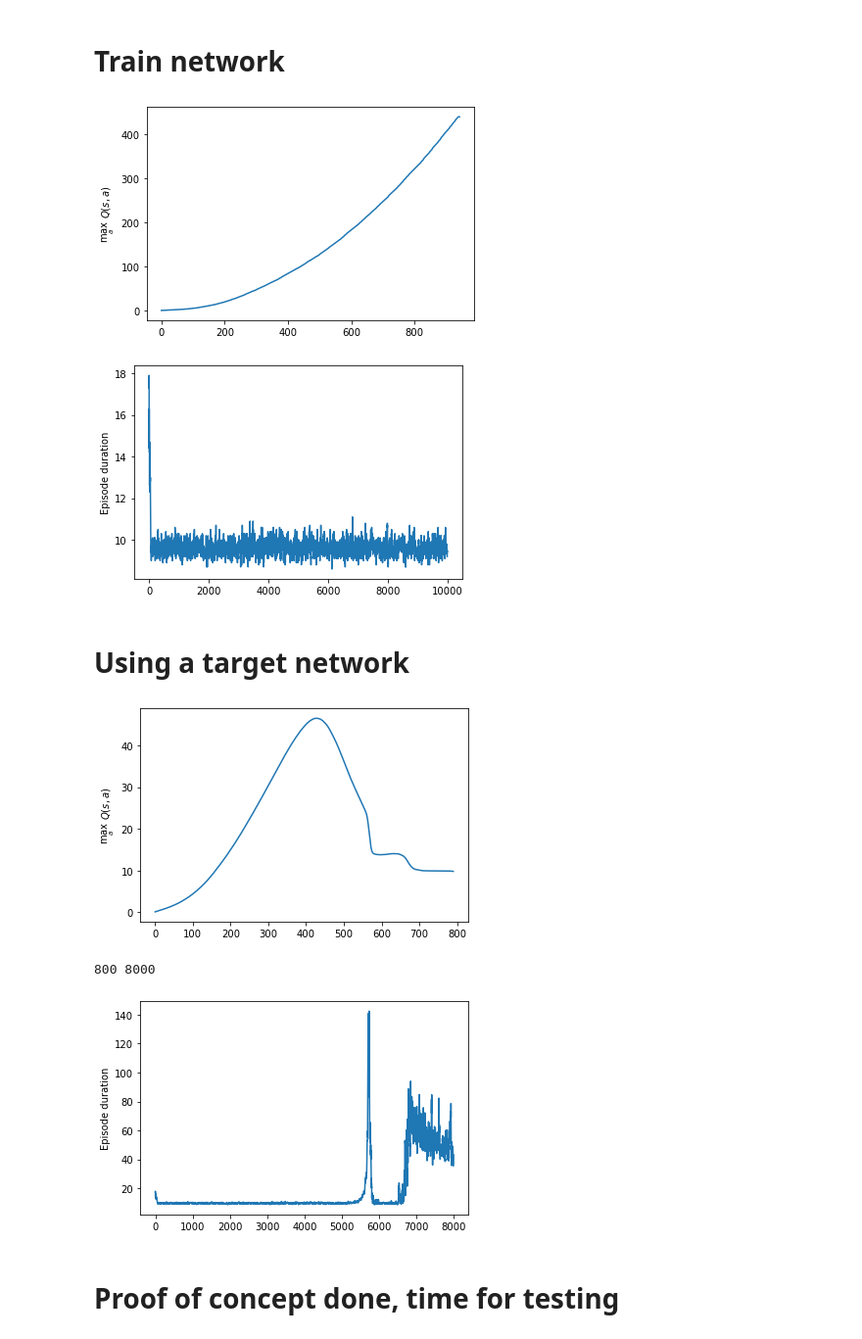
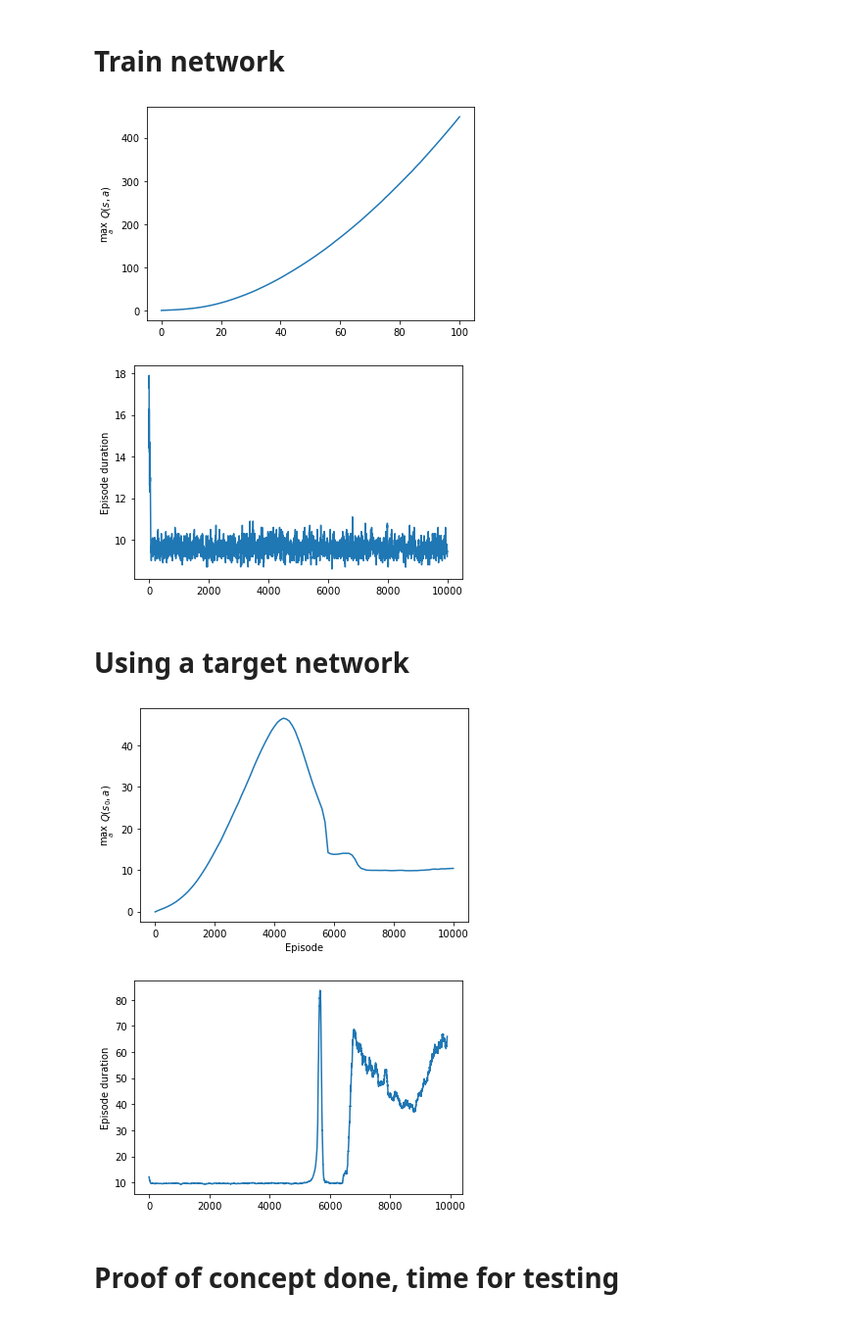
Before and after one commit to KylianvG/DQN_Divergence, a Jupyter notebook: Cartpole_target_network.ipynb, the cells around one changed output. Shown: that part at 98% size. Drawn from its saved outputs; the diff is of its cells as text; code cells hidden in the pictures.

Commit message:
Plot fixes cartpole_target_network.ipynb

```diff
--- a/Cartpole_target_network.ipynb
+++ b/Cartpole_target_network.ipynb
@@ -26,7 +26,7 @@ def run_episodes(train, Q, policy, memory, env, num_episodes, batch_size, discou
     episode_durations = []  #
     state_values = []
     init_state = env.reset()
-    for i in tqdm(range(num_episodes)):
+    for i in tqdm(range(1, num_episodes+1)):
         state = env.reset()
 
         steps = 0
@@ -46,19 +46,15 @@ def run_episodes(train, Q, policy, memory, env, num_episodes, batch_size, discou
                 loss = train(Q, memory, optimizer, batch_size, discount_factor)
             state = s_next
 
-            if i % 100 == 0:
-                with torch.no_grad():
-                    Q.eval()
-                    Q_vals = Q(torch.Tensor([init_state]))
-                    maxx, _ = torch.max(Q_vals, dim=1)
-                    state_values.append(maxx)
-
             if done:
-#                 if i % 100 == 0:
-#                     print("{2} Episode {0} finished after {1} steps"
-#                           .format(i, steps, '\033[92m' if steps >= 195 else '\033[99m'))
                 episode_durations.append(steps)
                 break
+        if i == 1 or i % 100 == 0:
+            with torch.no_grad():
+                Q.eval()
+                Q_vals = Q(torch.Tensor([init_state]))
+                maxx, _ = torch.max(Q_vals, dim=1)
+                state_values.append(maxx)
     return episode_durations, state_values
 # %% [markdown]
 # Train network
@@ -88,7 +84,8 @@ def smooth(x, N):
     cumsum = np.cumsum(np.insert(x, 0, 0))
     return (cumsum[N:] - cumsum[:-N]) / float(N)
 
-plt.plot(smooth(np.array(state_values), 10))
+
+plt.plot(np.array(state_values))
 plt.ylabel('$\max_a\ Q(s,a)$')
 plt.show()
 
@@ -96,7 +93,7 @@ plt.plot(smooth(np.array(episode_durations), 10))
 plt.ylabel('Episode duration')
 plt.show()
 # %% [output]
-[figure, old version]
+[figure, new version]
 [figure]
 # %% [markdown]
 # Using a target network
@@ -107,7 +104,7 @@ def run_episodes_target(train, Q, policy, memory, env, num_episodes, batch_size,
     state_values = []
     init_state = env.reset()
     Q_target = deepcopy(Q)
-    for i in range(num_episodes):
+    for i in range(1, num_episodes+1):
         state = env.reset()
 
         steps = 0
@@ -131,12 +128,9 @@ def run_episodes_target(train, Q, policy, memory, env, num_episodes, batch_size,
             state = s_next
 
             if done:
-#                 if i % 100 == 0:
-#                     print("{2} Episode {0} finished after {1} steps"
-#                           .format(i, steps, '\033[92m' if steps >= 195 else '\033[99m'))
                 episode_durations.append(steps)
                 break
-        if i % 10 == 0:
+        if i == 1 or i % 100 == 0:
             with torch.no_grad():
                 Q.eval()
                 Q_vals = Q(torch.Tensor([init_state]))
@@ -156,7 +150,7 @@ env.seed(seed)
 Q_net = QNetwork(num_hidden=num_hidden)
 policy = EpsilonGreedyPolicy(Q_net, eps)
 
-num_episodes = 8000
+num_episodes = 10000
 batch_size = 64
 discount_factor = 0.9
 learn_rate = 1e-3
@@ -178,17 +172,19 @@ episode_durations, state_values = run_episodes_target(
         target_update_freq
 )
 # %%
-plt.plot(smooth(np.array(state_values), 10))
-plt.ylabel('$\max_a\ Q(s,a)$')
+plt.plot(np.array(state_values))
+plt.ylabel('$\max_a\ Q(s_0,a)$')
+plt.xlabel('Episode')
+ticks = [0, 20, 40, 60, 80, 100]
+plt.xticks(ticks, [t*100 for t in ticks])
 plt.show()
-print(len(state_values), len(episode_durations))
-plt.plot(smooth(np.array(episode_durations), 10))
+
+plt.plot(smooth(np.array(episode_durations), 100))
 plt.ylabel('Episode duration')
 plt.show()
 # %% [output]
-[figure, old version]
+[figure, new version]
-800 8000
-[figure, old version]
+[figure, new version]
 # %% [markdown]
 # Proof of concept done, time for testing
 # %%
```
Also changed, not shown: parts of 2 cells of this notebook.
